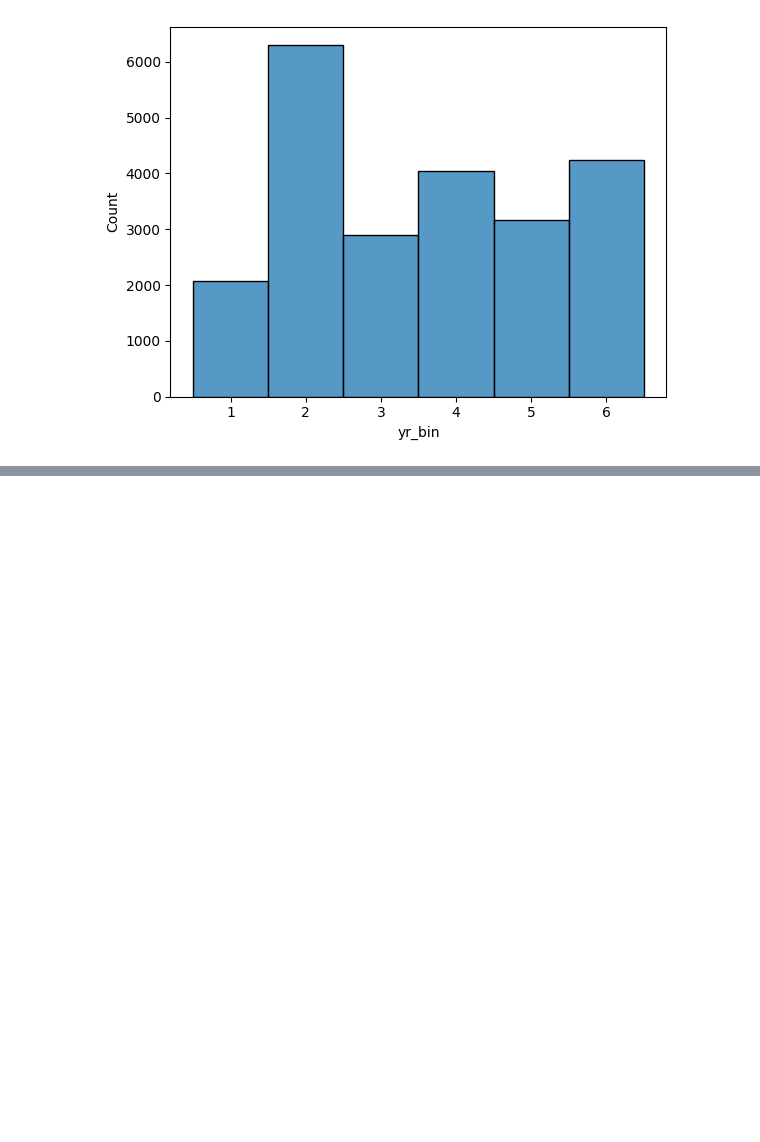
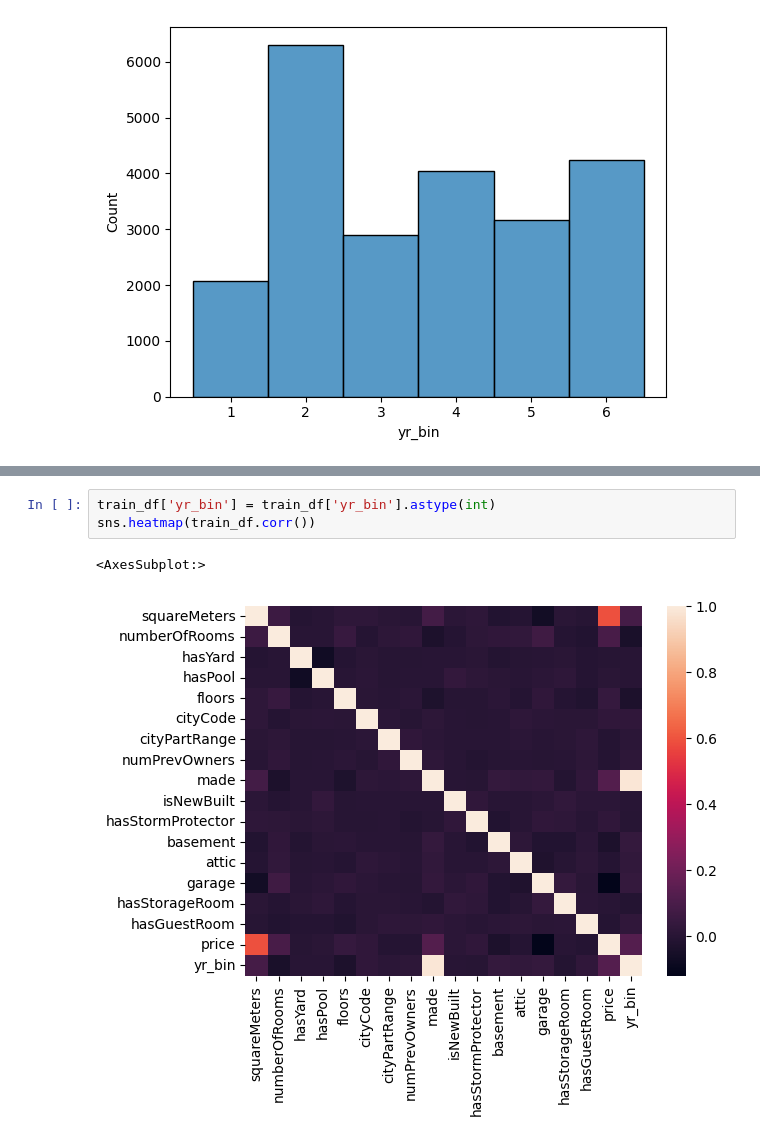
Before and after one commit to BagzzBunny/Regression-with-a-Tabular-Paris-Housing-Price-Dataset, a Jupyter notebook: housing_price_paris.ipynb, the cells around one changed output, grey strips where cells are left out. Drawn from its saved outputs; the diff is of its cells as text; blank space fills up the shorter version.

```diff
--- a/housing_price_paris.ipynb
+++ b/housing_price_paris.ipynb
@@ -88,0 +93,6 @@ sns.histplot(data=train_df, x='yr_bin', discrete=True, stat='count')
+# %%
+train_df['yr_bin'] = train_df['yr_bin'].astype(int)
+sns.heatmap(train_df.corr())
+# %% [output]
+<AxesSubplot:>
+[figure, added]
```
Also changed, not shown: parts of 1 cell of this notebook.
